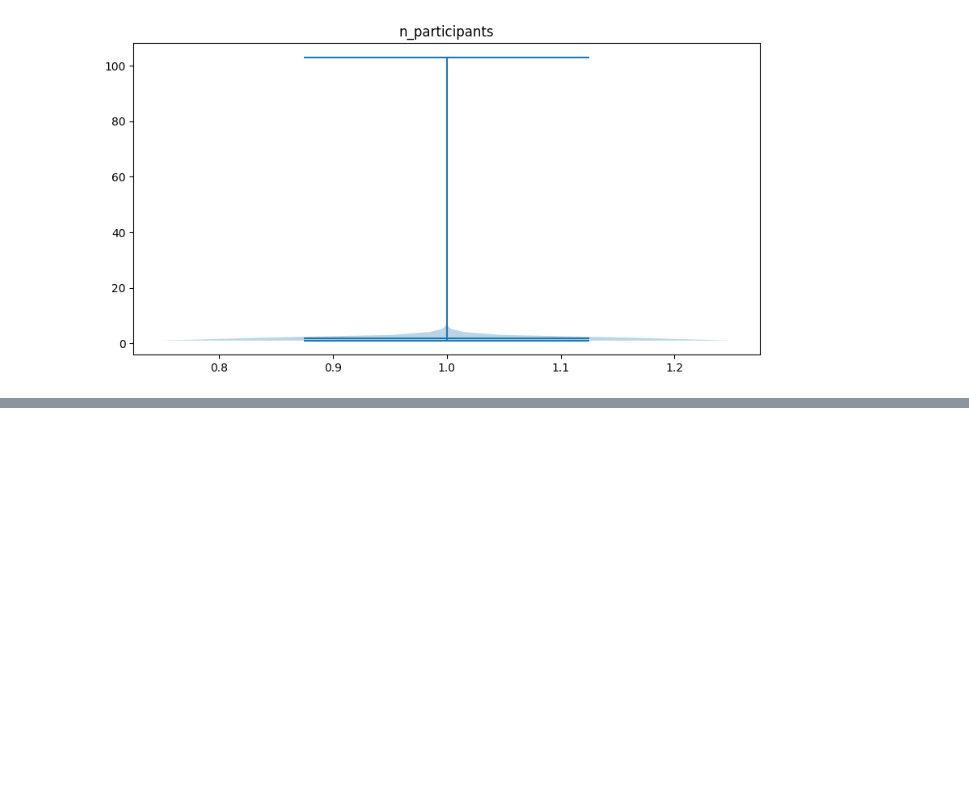
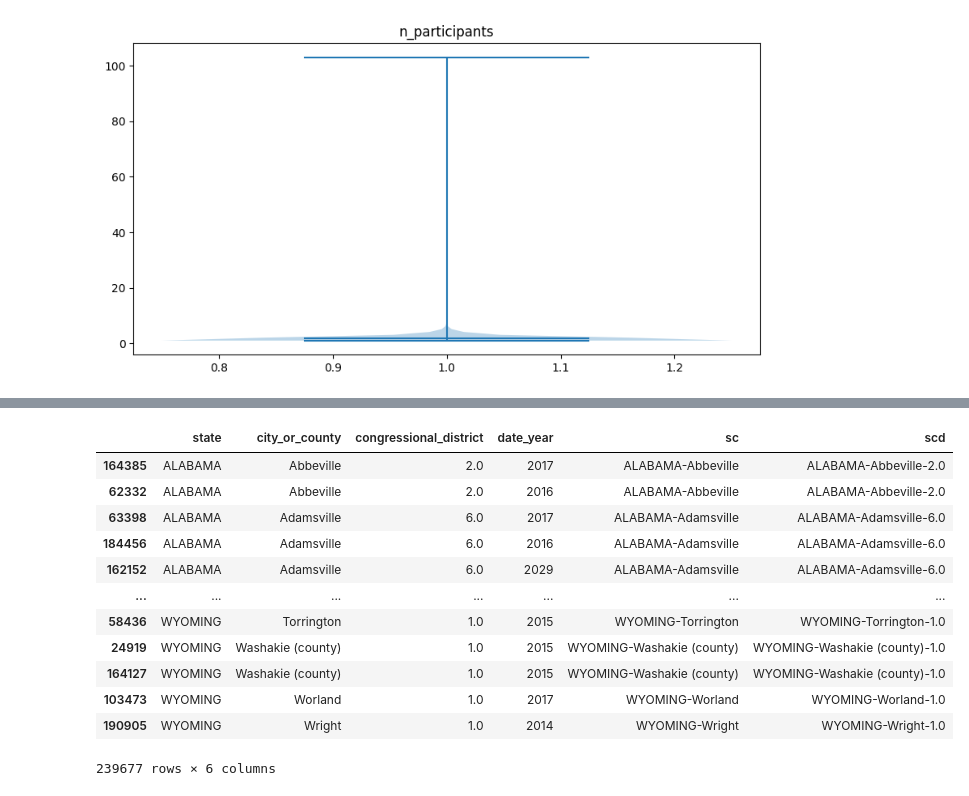
Before and after one commit to gentannipea/DataMining-2023, a Jupyter notebook: notebooks/simone/DU.ipynb, the cells around one changed output, grey strips where cells are left out. Saved outputs shown, nothing was run; the diff lists cells and outputs as text; code cells hidden in the pictures; blank space fills up the shorter version.

```diff
--- a/notebooks/simone/DU.ipynb
+++ b/notebooks/simone/DU.ipynb
@@ -228,0 +241,24 @@ for col in ['n_participants_child', 'n_participants_teen', 'n_participants_adult
+# %%
+cities = incidents['city_or_county'].unique()
+
+i_d = incidents[['state', 'city_or_county', 'congressional_district', 'date_year']].copy()
+i_d['sc'] = i_d.apply(lambda row: f"{row['state']}-{row['city_or_county']}", axis=1)
+i_d['scd'] = i_d.apply(lambda row: f"{row['state']}-{row['city_or_county']}-{row['congressional_district']}", axis=1)
+i_d = i_d.sort_values(by=['sc'])
+# keep only one record per scd
+# i_d = i_d.drop_duplicates(subset=['scd'])
+i_d
+# %% [output]
+|  | state | city_or_county | congressional_district | date_year | sc | scd |
+| 164385 | ALABAMA | Abbeville | 2.0 | 2017 | ALABAMA-Abbeville | ALABAMA-Abbeville-2.0 |
+| 62332 | ALABAMA | Abbeville | 2.0 | 2016 | ALABAMA-Abbeville | ALABAMA-Abbeville-2.0 |
+| 63398 | ALABAMA | Adamsville | 6.0 | 2017 | ALABAMA-Adamsville | ALABAMA-Adamsville-6.0 |
+| 184456 | ALABAMA | Adamsville | 6.0 | 2016 | ALABAMA-Adamsville | ALABAMA-Adamsville-6.0 |
+| 162152 | ALABAMA | Adamsville | 6.0 | 2029 | ALABAMA-Adamsville | ALABAMA-Adamsville-6.0 |
+| ... | ... | ... | ... | ... | ... | ... |
+| 58436 | WYOMING | Torrington | 1.0 | 2015 | WYOMING-Torrington | WYOMING-Torrington-1.0 |
+| 24919 | WYOMING | Washakie (county) | 1.0 | 2015 | WYOMING-Washakie (county) | WYOMING-Washakie (county)-1.0 |
+| 164127 | WYOMING | Washakie (county) | 1.0 | 2015 | WYOMING-Washakie (county) | WYOMING-Washakie (county)-1.0 |
+| 103473 | WYOMING | Worland | 1.0 | 2017 | WYOMING-Worland | WYOMING-Worland-1.0 |
+| 190905 | WYOMING | Wright | 1.0 | 2014 | WYOMING-Wright | WYOMING-Wright-1.0 |
+239677 rows × 6 columns
```
Also changed, not shown: parts of 4 cells of this notebook, 1 other file.
